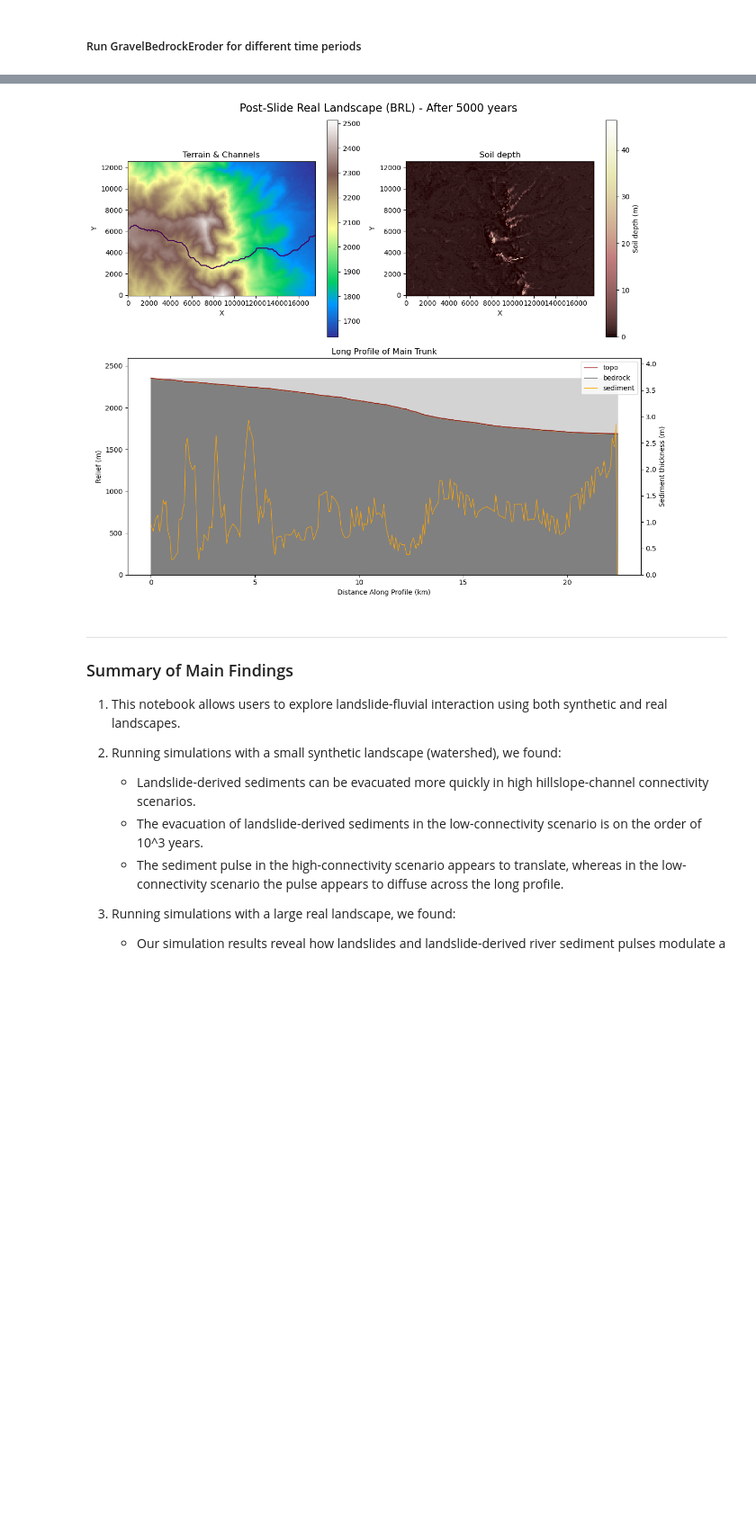
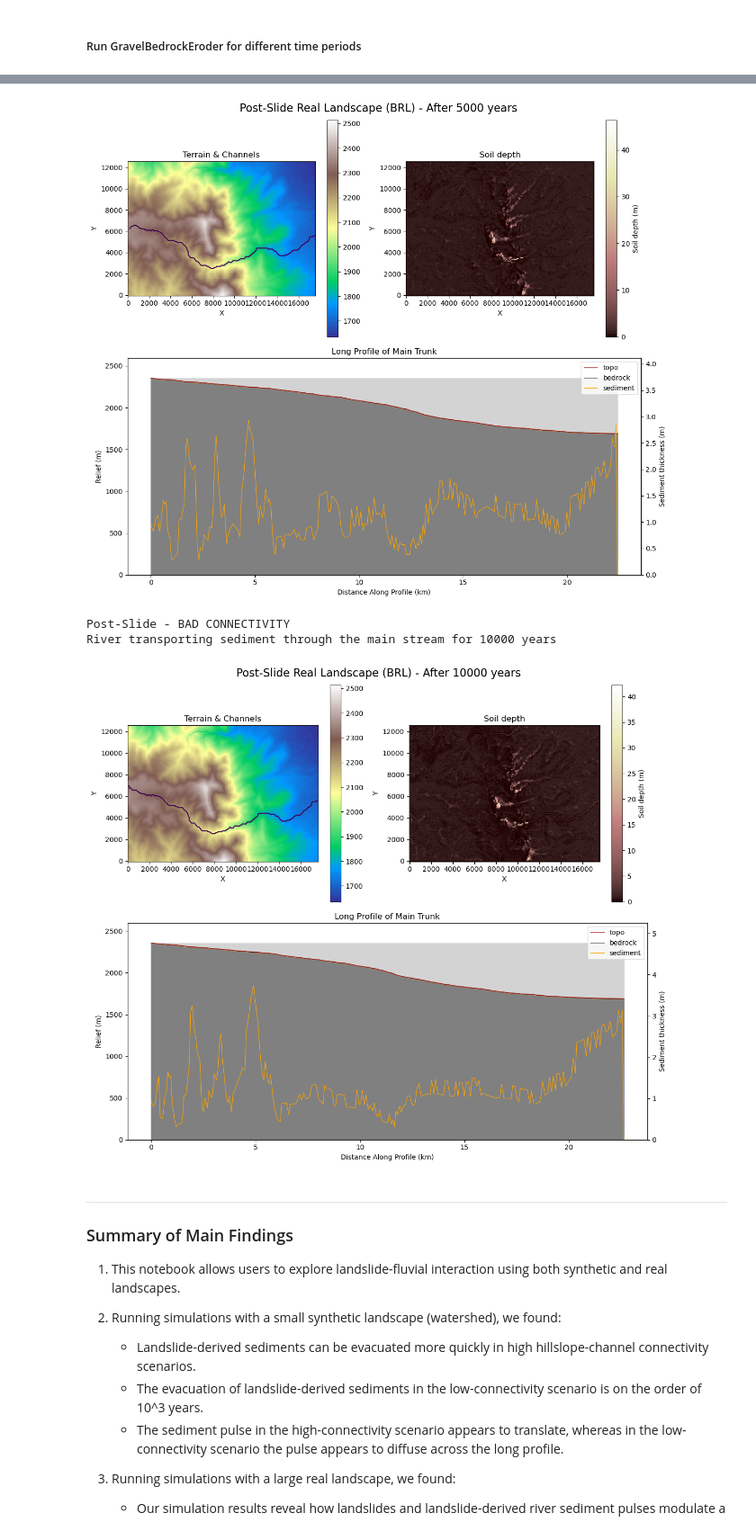
Before and after one commit to csdms-espin/EventSediment, a Jupyter notebook: ESPIn2024_EventSediment_v4.ipynb, the cells around one changed output, grey strips where cells are left out. Shown at 90% size. Cells and saved outputs as stored; diff of their text form; code cells hidden in the pictures; blank space fills up the shorter version.

```diff
--- a/ESPIn2024_EventSediment_v4.ipynb
+++ b/ESPIn2024_EventSediment_v4.ipynb
@@ -503,7 +494,7 @@ Before river sediment transport and incision
 # %% [markdown]
 ##### Run GravelBedrockEroder for different time periods
 # %%
-for years in [50, 100, 1000, 5000]:
+for years in [50, 100, 1000, 5000, 10000]:
     # Load the post-landslide landscape for each run
     mg3 = pickle.load(open('post-slide_reallandscape_BRL.pickle', 'rb'))
 
@@ -521,33 +512,36 @@ for years in [50, 100, 1000, 5000]:
         mg3, abrasion_coefficient=0.0005,
         coarse_fraction_from_plucking=0.1
     )
 
     # Run simulation for the specified number of years
     for i in range(20):
         # Apply uplift
         mg3.at_node["bedrock__elevation"][mg3.core_nodes] += 0.001
         mg3.at_node["topographic__elevation"][mg3.core_nodes] += 0.001
         # Route flow and perform erosion
         fr.run_one_step()
         eroder.calc_sediment_rate_of_change()
         eroder.run_one_step(years/25)
 
     print(f"Post-Slide - BAD CONNECTIVITY")
     print(f"River transporting sediment through the main stream for {years} years")
     plot_landscape_and_profile(mg3, f"Post-Slide Real Landscape (BRL) - After {years} years")
 # %% [output]
 Post-Slide - BAD CONNECTIVITY
 River transporting sediment through the main stream for 50 years
 [figure]
 Post-Slide - BAD CONNECTIVITY
 River transporting sediment through the main stream for 100 years
 [figure]
 Post-Slide - BAD CONNECTIVITY
 River transporting sediment through the main stream for 1000 years
 [figure]
 Post-Slide - BAD CONNECTIVITY
 River transporting sediment through the main stream for 5000 years
 [figure]
+Post-Slide - BAD CONNECTIVITY
+River transporting sediment through the main stream for 10000 years
+[figure, added]
 # %% [markdown]
 <hr>
 
```
Also changed, not shown: parts of 7 cells of this notebook.
